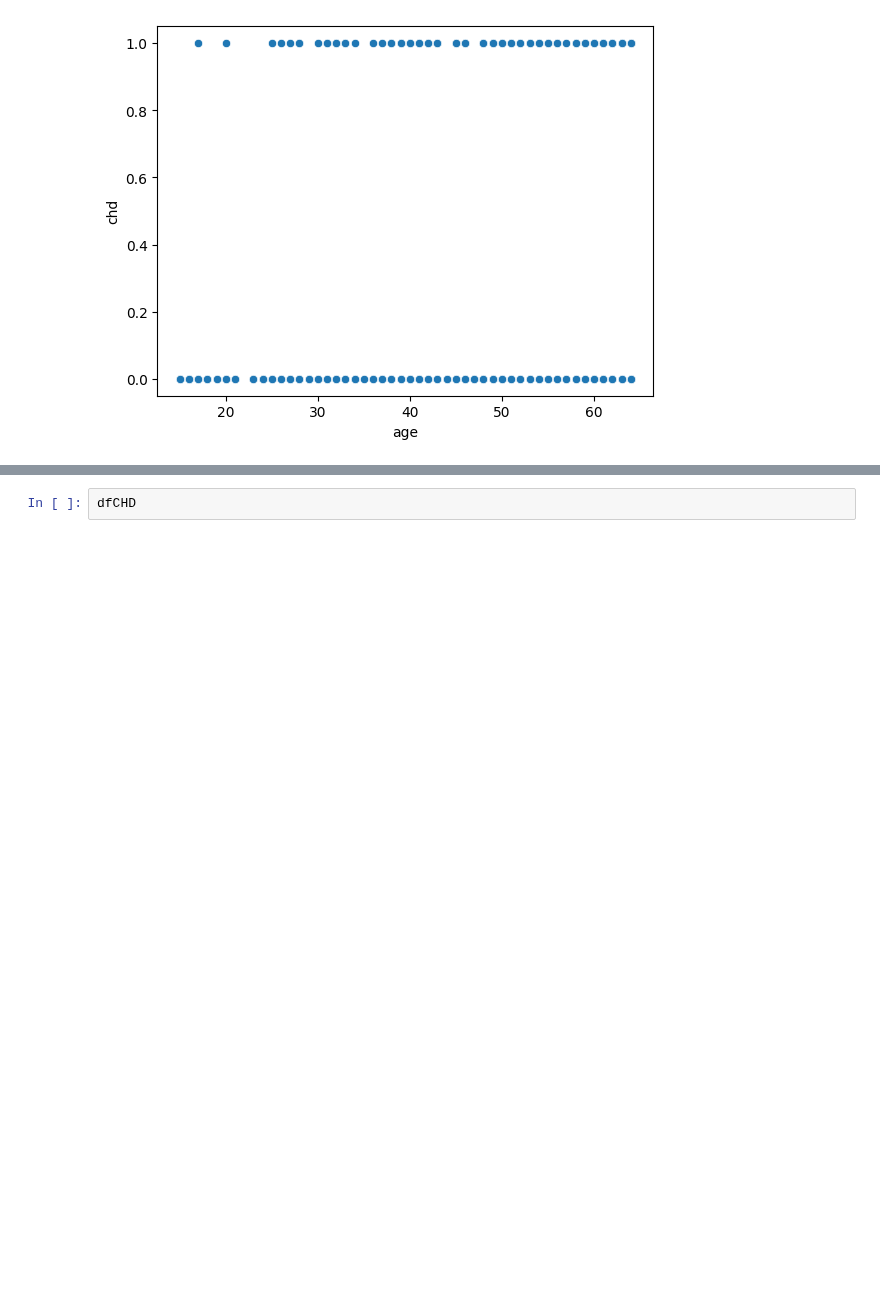
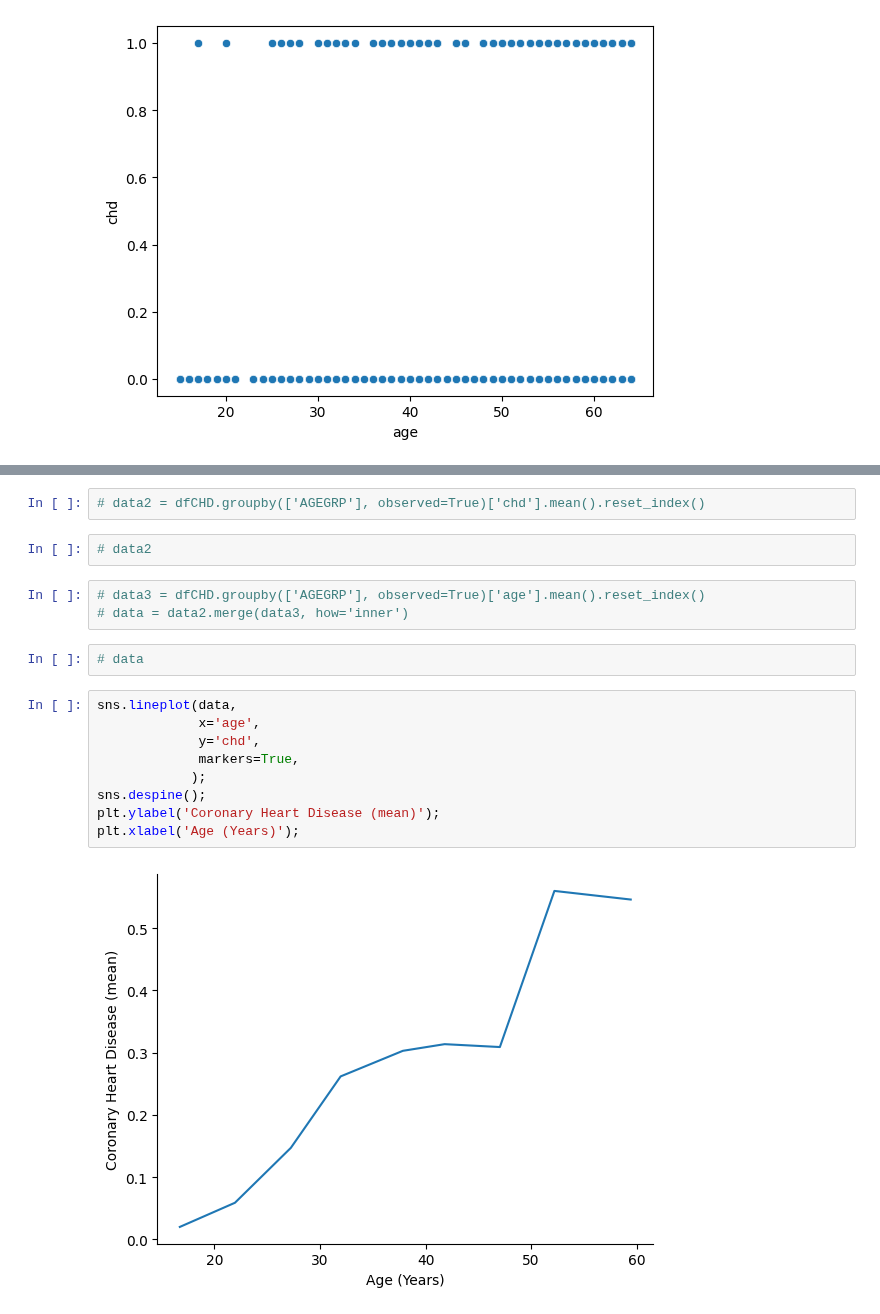
Before and after one commit to pydatakla/Maths, a Jupyter notebook: Notebooks/LogisticRegression.ipynb, the cells around one changed output, grey strips where cells are left out. Cells and saved outputs as stored; diff of their text form; blank space fills up the shorter version.

```diff
--- a/Notebooks/LogisticRegression.ipynb
+++ b/Notebooks/LogisticRegression.ipynb
@@ -535,2 +554,20 @@ dfCHD['Expected Mean'] = dfCHD.groupby(['AGEGRP'],
-# %%
-dfCHD
+# %%
+# data2 = dfCHD.groupby(['AGEGRP'], observed=True)['chd'].mean().reset_index()
+# %%
+# data2
+# %%
+# data3 = dfCHD.groupby(['AGEGRP'], observed=True)['age'].mean().reset_index()
+# data = data2.merge(data3, how='inner')
+# %%
+# data
+# %%
+sns.lineplot(data,
+             x='age',
+             y='chd',
+             markers=True,
+            );
+sns.despine();
+plt.ylabel('Coronary Heart Disease (mean)');
+plt.xlabel('Age (Years)');
+# %% [output]
+[figure, added]
```
Also changed, not shown: parts of 9 cells of this notebook.
